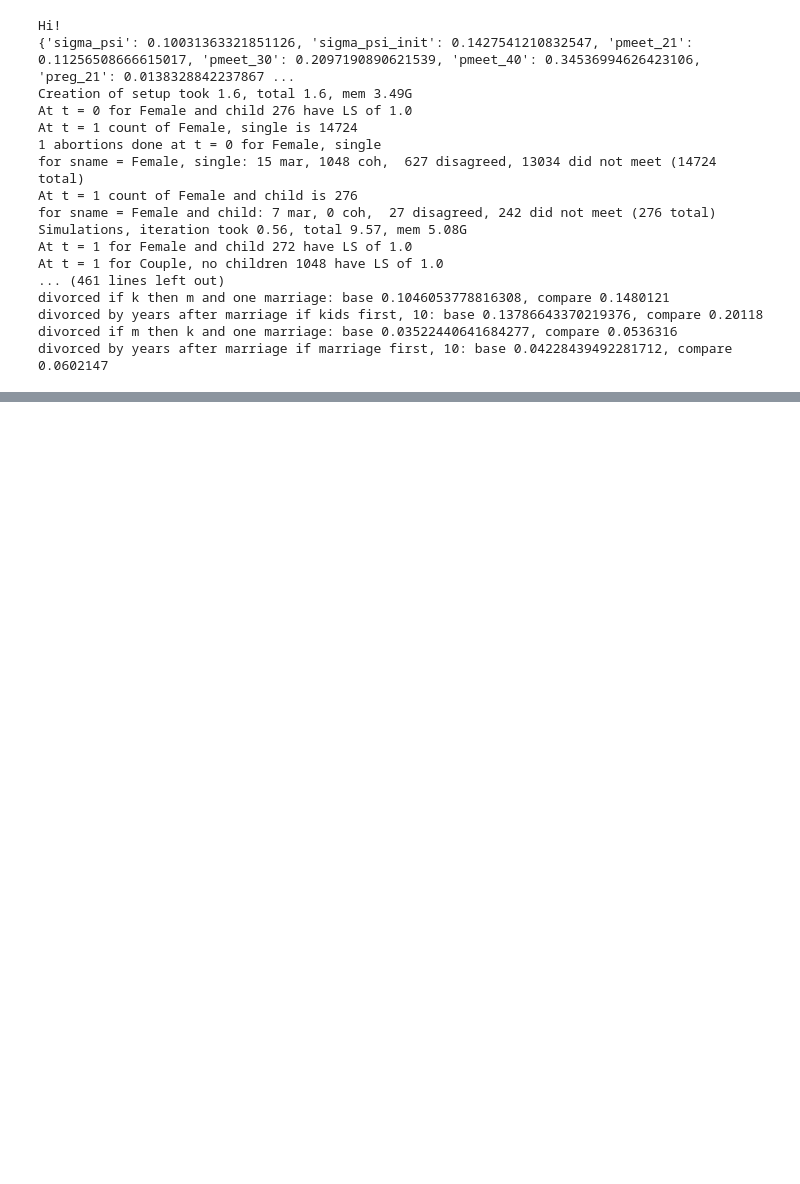
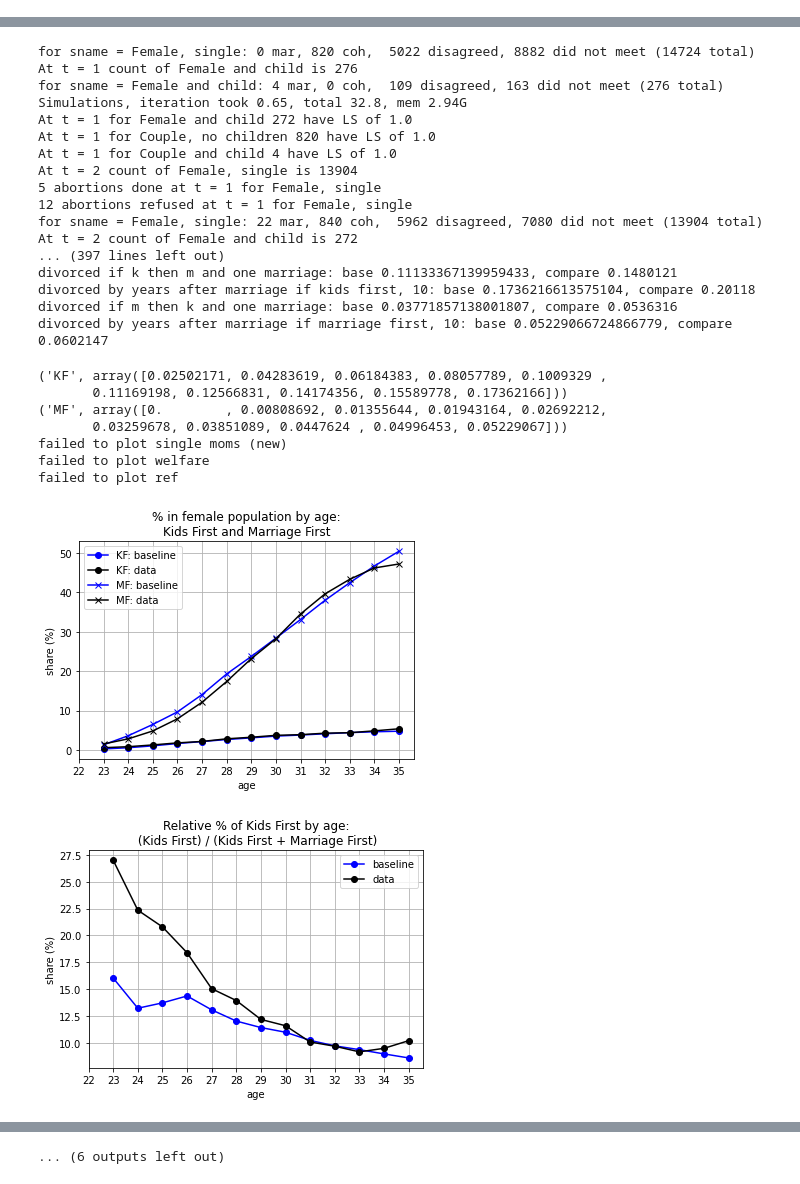
Before and after one commit to egorkozlov/py_shotgun, a Jupyter notebook: main_notebook.ipynb, the cells around one changed output, grey strips where cells are left out. Drawn from its saved outputs; the diff is of its cells as text; code cells hidden in the pictures; blank space fills up the shorter version.

```diff
--- a/main_notebook.ipynb
+++ b/main_notebook.ipynb
@@ -89,21 +29,7 @@ On average Simulations, iteration took 0.21, total 6.39 sec (excl the worst)
-# %%
-from main_onerun import main
-main()
-# %% [output]
-Hi!
-{'sigma_psi': 0.10031363321851126, 'sigma_psi_init': 0.1427541210832547, 'pmeet_21': 0.11256508666615017, 'pmeet_30': 0.2097190890621539, 'pmeet_40': 0.34536994626423106, 'preg_21': 0.0138328842237867 ...
-Creation of setup took 1.6, total 1.6, mem 3.49G
-At t = 0 for Female and child 276 have LS of 1.0
-At t = 1 count of Female, single is 14724
-1 abortions done at t = 0 for Female, single
-for sname = Female, single: 15 mar, 1048 coh,  627 disagreed, 13034 did not meet (14724 total)
-At t = 1 count of Female and child is 276
-for sname = Female and child: 7 mar, 0 coh,  27 disagreed, 242 did not meet (276 total)
-Simulations, iteration took 0.56, total 9.57, mem 5.08G
-At t = 1 for Female and child 272 have LS of 1.0
-At t = 1 for Couple, no children 1048 have LS of 1.0
-... (461 lines left out)
-divorced if k then m and one marriage: base 0.1046053778816308, compare 0.1480121
-divorced by years after marriage if kids first, 10: base 0.13786643370219376, compare 0.20118
-divorced if m then k and one marriage: base 0.03522440641684277, compare 0.0536316
-divorced by years after marriage if marriage first, 10: base 0.04228439492281712, compare 0.0602147
+# %%
+import main_onerun
+reload(main_onerun)
+main = main_onerun.main
+
+outs = main(read_wisdom=False,erase=False)
+# %% [output]
@@ -109,0 +53,26 @@ divorced by years after marriage if marriage first, 10: base 0.04228439492281712
+for sname = Female, single: 0 mar, 820 coh,  5022 disagreed, 8882 did not meet (14724 total)
+At t = 1 count of Female and child is 276
+for sname = Female and child: 4 mar, 0 coh,  109 disagreed, 163 did not meet (276 total)
+Simulations, iteration took 0.65, total 32.8, mem 2.94G
+At t = 1 for Female and child 272 have LS of 1.0
+At t = 1 for Couple, no children 820 have LS of 1.0
+At t = 1 for Couple and child 4 have LS of 1.0
+At t = 2 count of Female, single is 13904
+5 abortions done at t = 1 for Female, single
+12 abortions refused at t = 1 for Female, single
+for sname = Female, single: 22 mar, 840 coh,  5962 disagreed, 7080 did not meet (13904 total)
+At t = 2 count of Female and child is 272
+... (397 lines left out)
+divorced if k then m and one marriage: base 0.11133367139959433, compare 0.1480121
+divorced by years after marriage if kids first, 10: base 0.1736216613575104, compare 0.20118
+divorced if m then k and one marriage: base 0.03771857138001807, compare 0.0536316
+divorced by years after marriage if marriage first, 10: base 0.05229066724866779, compare 0.0602147
+('KF', array([0.02502171, 0.04283619, 0.06184383, 0.08057789, 0.1009329 ,
+       0.11169198, 0.12566831, 0.14174356, 0.15589778, 0.17362166]))
+('MF', array([0.        , 0.00808692, 0.01355644, 0.01943164, 0.02692212,
+       0.03259678, 0.03851089, 0.0447624 , 0.04996453, 0.05229067]))
+failed to plot single moms (new)
+failed to plot welfare
+failed to plot ref
+[figure, added]
+[figure, added]
@@ -109,0 +86 @@ divorced by years after marriage if marriage first, 10: base 0.04228439492281712
+... (6 outputs left out)
```
Also changed, not shown: parts of 6 cells of this notebook, 9 other files.
